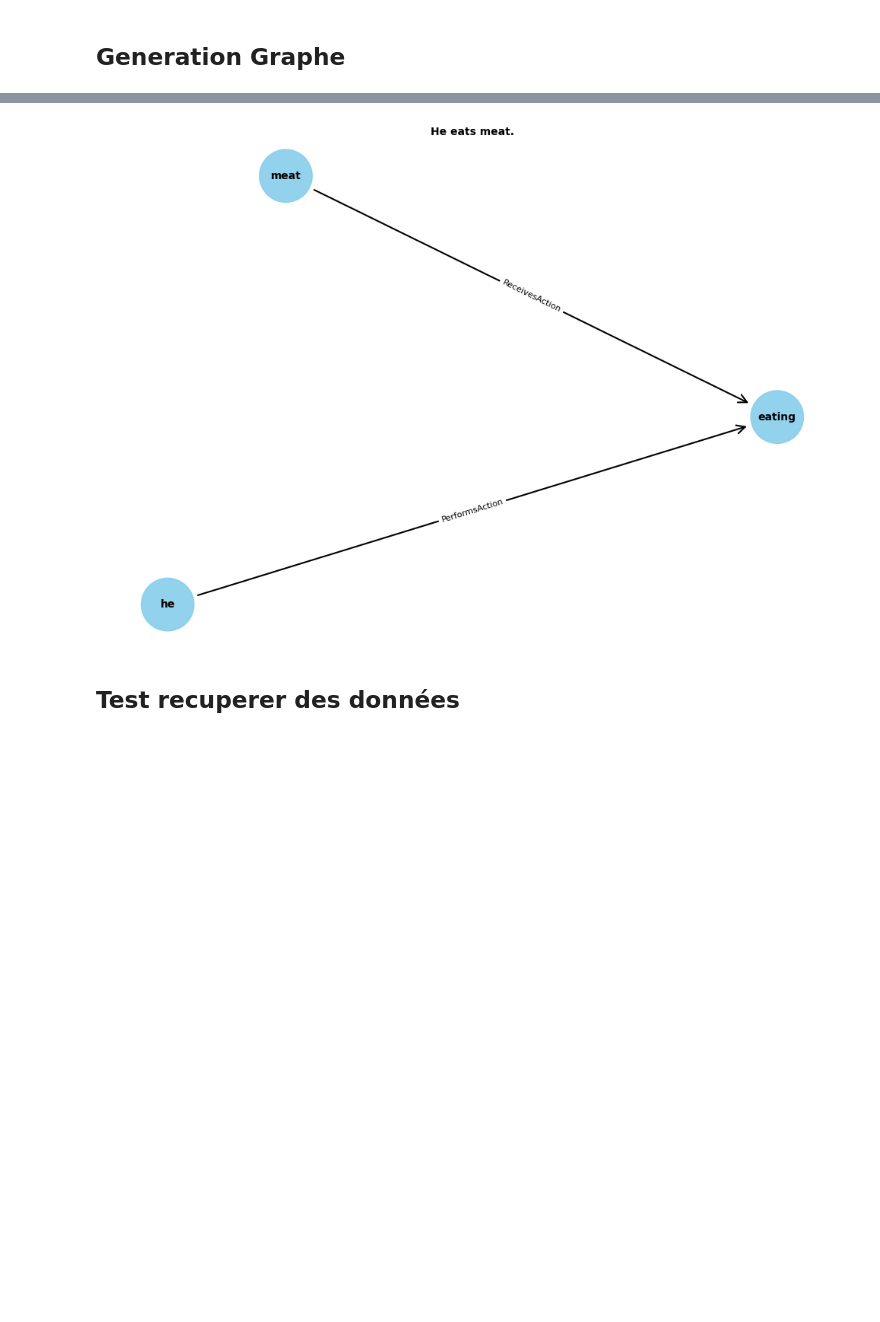
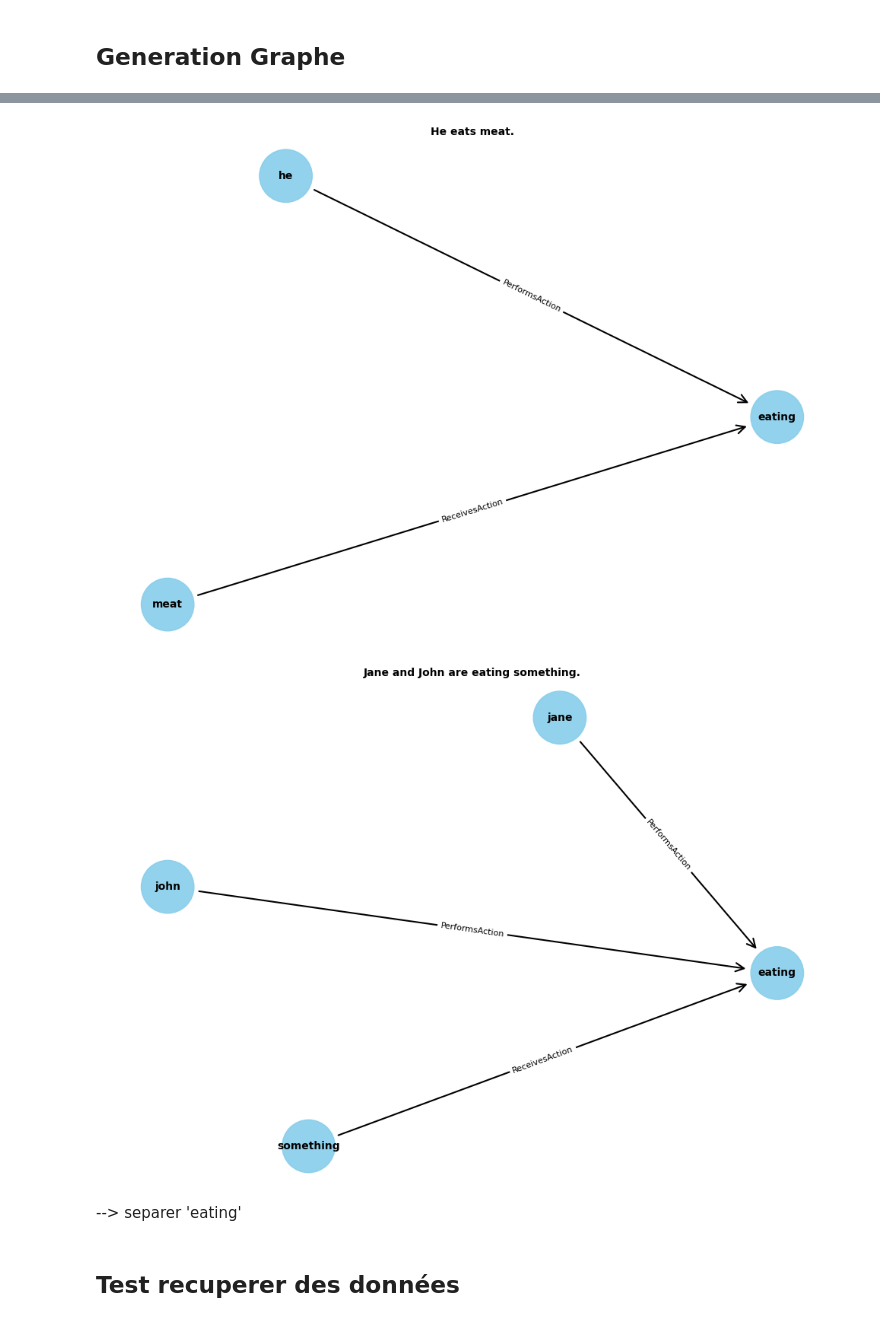
Before and after one commit to Younes2E/graph-nli, a Jupyter notebook: augmentation_test.ipynb, the cells around one changed output, grey strips where cells are left out. Drawn from its saved outputs; the diff is of its cells as text; code cells hidden in the pictures; blank space fills up the shorter version.

Commit message:
vllm + builder_batch

```diff
--- a/augmentation_test.ipynb
+++ b/augmentation_test.ipynb
@@ -4,4 +7,4 @@ from concept import ConceptGraph
 # %%
-builder = GraphBuilder(device = 'cuda:1')
+builder = GraphBuilder()
 # %% [output]
 Warning: You are sending unauthenticated requests to the HF Hub. Please set a HF_TOKEN to enable higher rate limits and faster downloads.
@@ -17,7 +89,14 @@ The following generation flags are not valid and may be ignored: ['temperature',
 H = builder.build("He eats meat.")
 H.display()
 # %% [output]
-[figure, old version]
+[figure, new version]
+# %%
+V = builder.build("Jane and John are eating something.")
+V.display()
+# %% [output]
+[figure, added]
+# %% [markdown]
+--> separer 'eating'
 # %% [markdown]
 ## Test recuperer des données
 # %%
```
Also changed, not shown: parts of 56 cells of this notebook, 23 other files.
